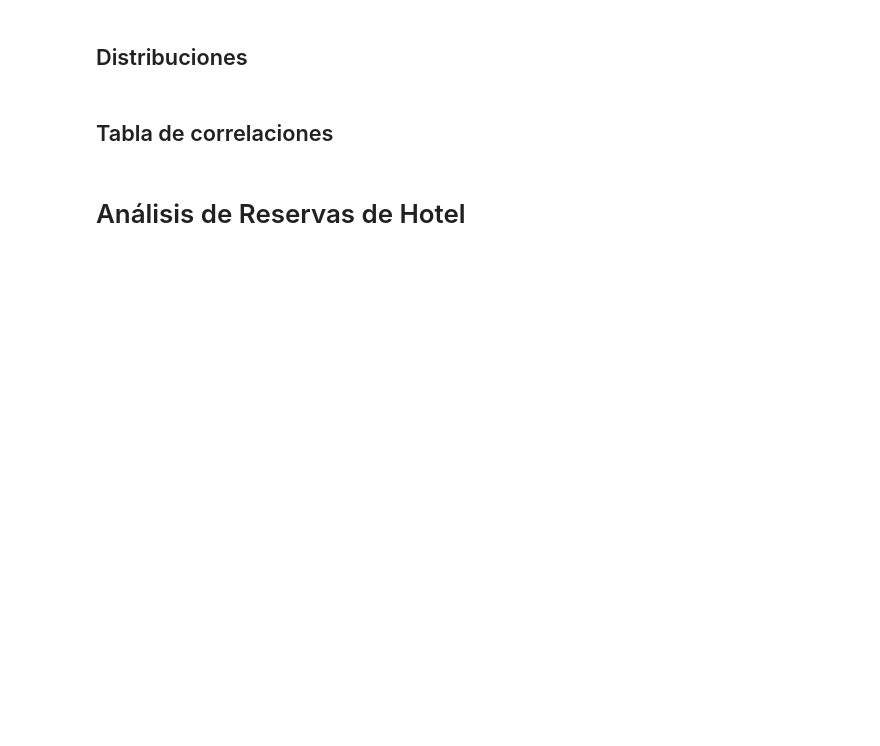
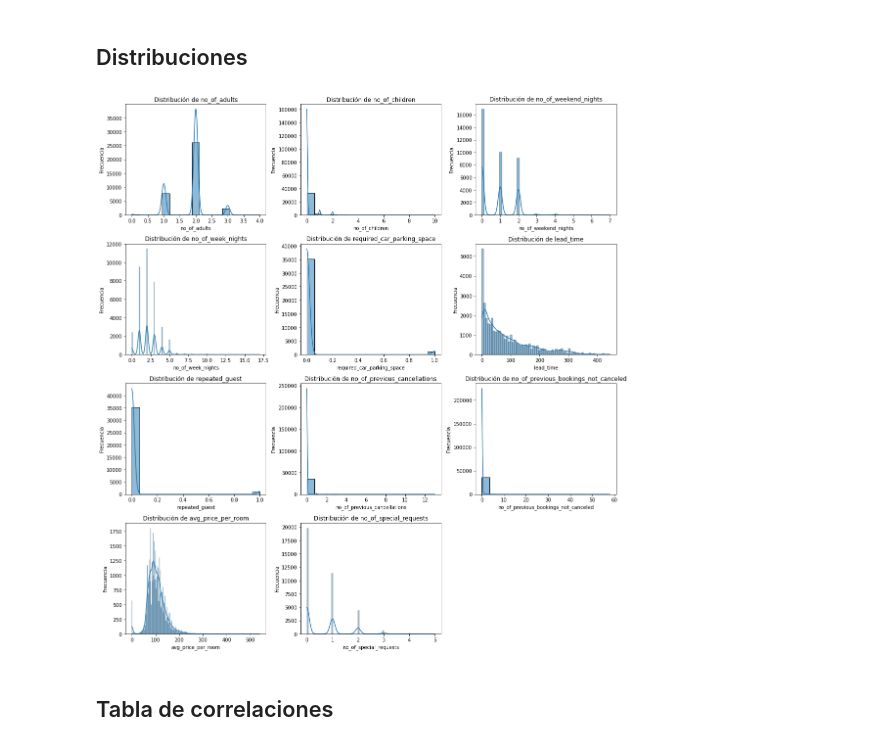
Before and after one commit to YacoCappelletti/analisis_reservas_hotel_dev, a Jupyter notebook: analisis_reservas_hotel_2.ipynb, the cells around one changed output. Cells and saved outputs as stored; diff of their text form; code cells hidden in the pictures; blank space fills up the shorter version.

```diff
--- a/analisis_reservas_hotel_2.ipynb
+++ b/analisis_reservas_hotel_2.ipynb
@@ -34,3 +34,11 @@ Los datos utilizados en este análisis provienen de Kaggle. A continuación, se
 # EDA
 # %% [markdown]
 ## Variables numéricas
+# %%
+import pandas as pd
+import numpy as np
+import matplotlib.pyplot as plt
+import seaborn as sns
+
+# Cargar el dataset
+df = pd.read_csv('data/Hotel Reservations.csv')
@@ -36,0 +63,13 @@ Los datos utilizados en este análisis provienen de Kaggle. A continuación, se
+# %%
+# Seleccionar solo las columnas numéricas, excluyendo variables temporales
+numerical_cols = df.select_dtypes(include=np.number).columns.tolist()
+temporal_cols = ['arrival_year', 'arrival_month', 'arrival_date']
+numerical_cols = [col for col in numerical_cols if col not in temporal_cols]
+numerical_cols = df.select_dtypes(include=np.number).columns.tolist()
+
+# Excluir 'Booking_ID' si es numérica pero no relevante para estadísticas descriptivas
+if 'Booking_ID' in numerical_cols:
+    numerical_cols.remove('Booking_ID')
+
+print("\nEstadísticas descriptivas de las variables numéricas:")
+print(df[numerical_cols].describe())
@@ -37,6 +94,23 @@ Los datos utilizados en este análisis provienen de Kaggle. A continuación, se
 # %% [markdown]
 ## Distribuciones
+# %%
+# Visualizar distribuciones de variables numéricas
+import math
+
+num_vars = len(numerical_cols)
+n_cols = 3
+n_rows = math.ceil(num_vars / n_cols)
+
+plt.figure(figsize=(5 * n_cols, 4 * n_rows))
+for i, col in enumerate(numerical_cols):
+    plt.subplot(n_rows, n_cols, i + 1)
+    sns.histplot(df[col], kde=True)
+    plt.title(f'Distribución de {col}')
+    plt.xlabel(col)
+    plt.ylabel('Frecuencia')
+plt.tight_layout()
+plt.show()
+# %% [output]
+[figure, added]
 # %% [markdown]
 ## Tabla de correlaciones
-# %% [markdown]
-# Análisis de Reservas de Hotel
```
Also changed, not shown: parts of 8 cells of this notebook.
